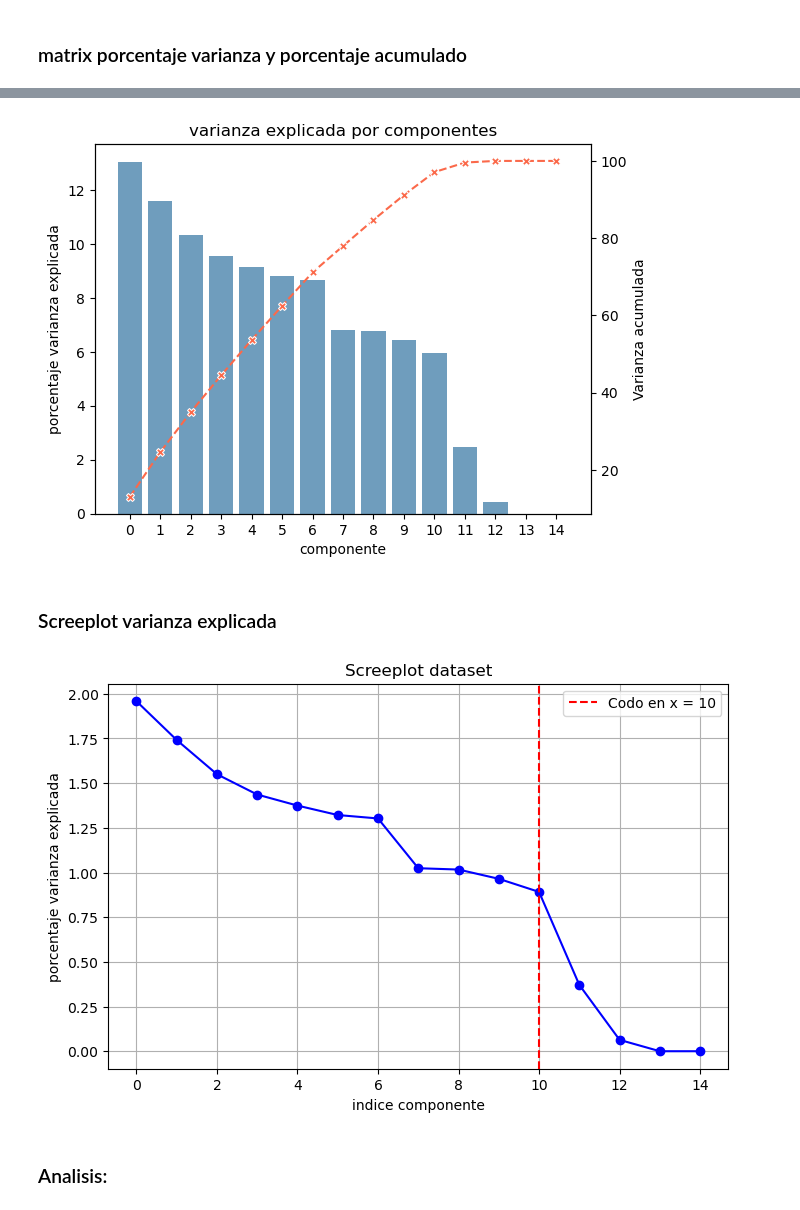
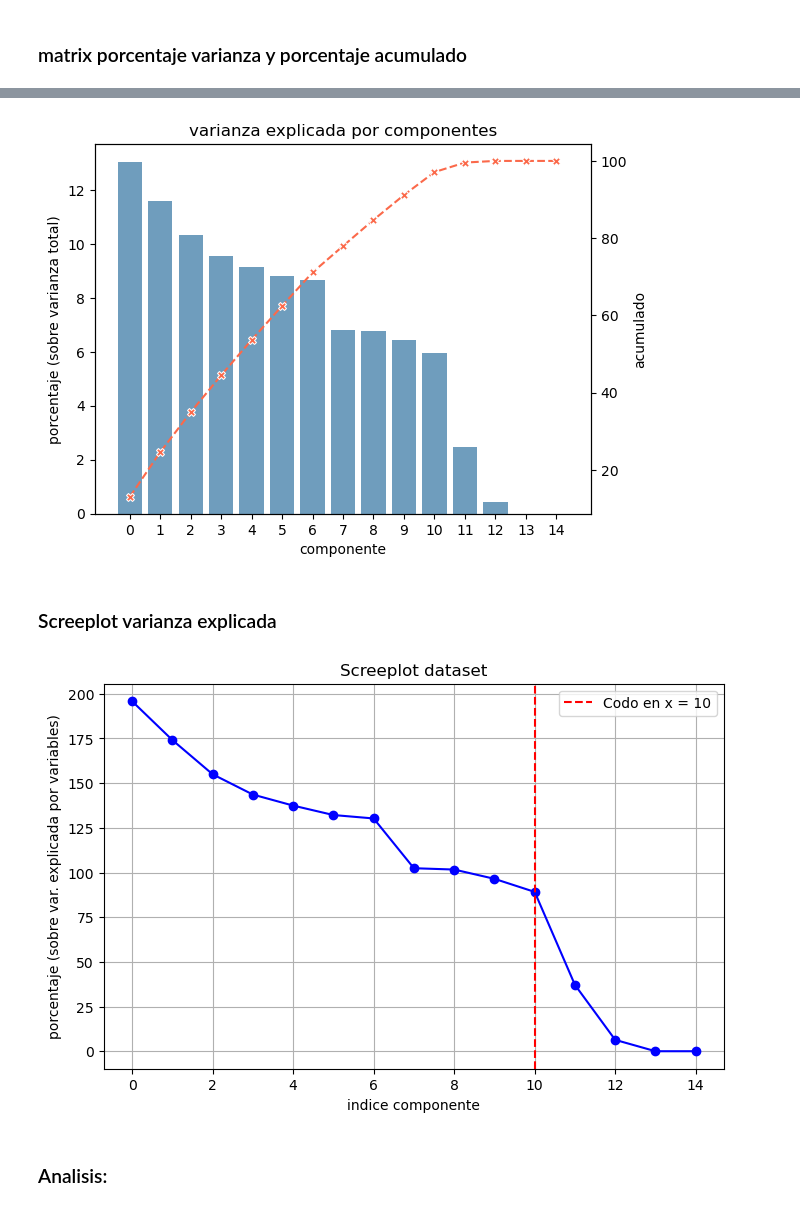
Before and after one commit to josejjgs1923/proyecto-analisis-calidad-aire-bogota, a Jupyter notebook: Tarea3_Juan_Jose_Garcia_G7.ipynb, the cells around one changed output, grey strips where cells are left out. Saved outputs shown, nothing was run; the diff lists cells and outputs as text; code cells hidden in the pictures.

```diff
--- a/Tarea3_Juan_Jose_Garcia_G7.ipynb
+++ b/Tarea3_Juan_Jose_Garcia_G7.ipynb
@@ -230,7 +352,7 @@ prep_categorico = ColumnTransformer([
     ('nominal', OneHotEncoder(), [Categ.locacion.value, Categ.tiempo_viaje.value]),
     ('ordinal', OrdinalEncoder(categories=orden_ordinales), [Categ.lealtad.value, Categ.vehiculo.value]),
                          ],
-    remainder='passthrough')
+    remainder='passthrough', force_int_remainder_cols=False)
 
 # creacion de la pipeline de preparación de datos, que se usara en todos los modelos
 prep = Pipeline([
@@ -304,31 +421,41 @@ Observando la linea de acumulación, se observa un lineal de la varianza explica
 # %%
+# calculo de varianza acumumalada
 varianza_acumulada = pd.DataFrame(modelo_pca.explained_variance_ratio_).transform("cumsum") * 100
+
+#grafico de barras de porcentajes
 ax = sns.barplot(modelo_pca.explained_variance_ratio_*100, alpha=0.7)
 
+# colocar titulos
 ax.set_title("varianza explicada por componentes")
 ax.set_xlabel("componente")
-ax.set_ylabel("porcentaje varianza explicada")
+ax.set_ylabel("porcentaje (sobre varianza total)")
+
+# grafico lineal de la varianza acumulada
 
 ax2 = ax.twinx()
-ax2.set_ylabel("Varianza acumulada")
+ax2.set_ylabel("acumulado")
 
 sns.lineplot(varianza_acumulada, legend=False, palette="Reds",  marker="X", ax = ax2)
-
 ax2.lines[0].set_linestyle("--")
 
 plt.show()
 # %% [output]
-[figure, old version]
+[figure, new version]
 # %% [markdown]
 ### Screeplot varianza explicada
 # %%
 indices_comp = np.arange(15)
 
-codo = punto_codo(indices_comp, modelo_pca.explained_variance_)
+porcentaje_sobre_variables = modelo_pca.explained_variance_*100
 
-grafico_codo(indices_comp, modelo_pca.explained_variance_, ("Screeplot dataset", "indice componente", "porcentaje varianza explicada"),  punto_codo=codo)
+codo = punto_codo(indices_comp, porcentaje_sobre_variables)
+
+grafico_codo(indices_comp,
+             porcentaje_sobre_variables,
+             ("Screeplot dataset", "indice componente", "porcentaje (sobre var. explicada por variables)"),
+             punto_codo=codo)
 # %% [output]
-[figure, old version]
+[figure, new version]
 # %% [markdown]
 ### Analisis:
 # %% [markdown]
```
Also changed, not shown: parts of 88 cells of this notebook.
